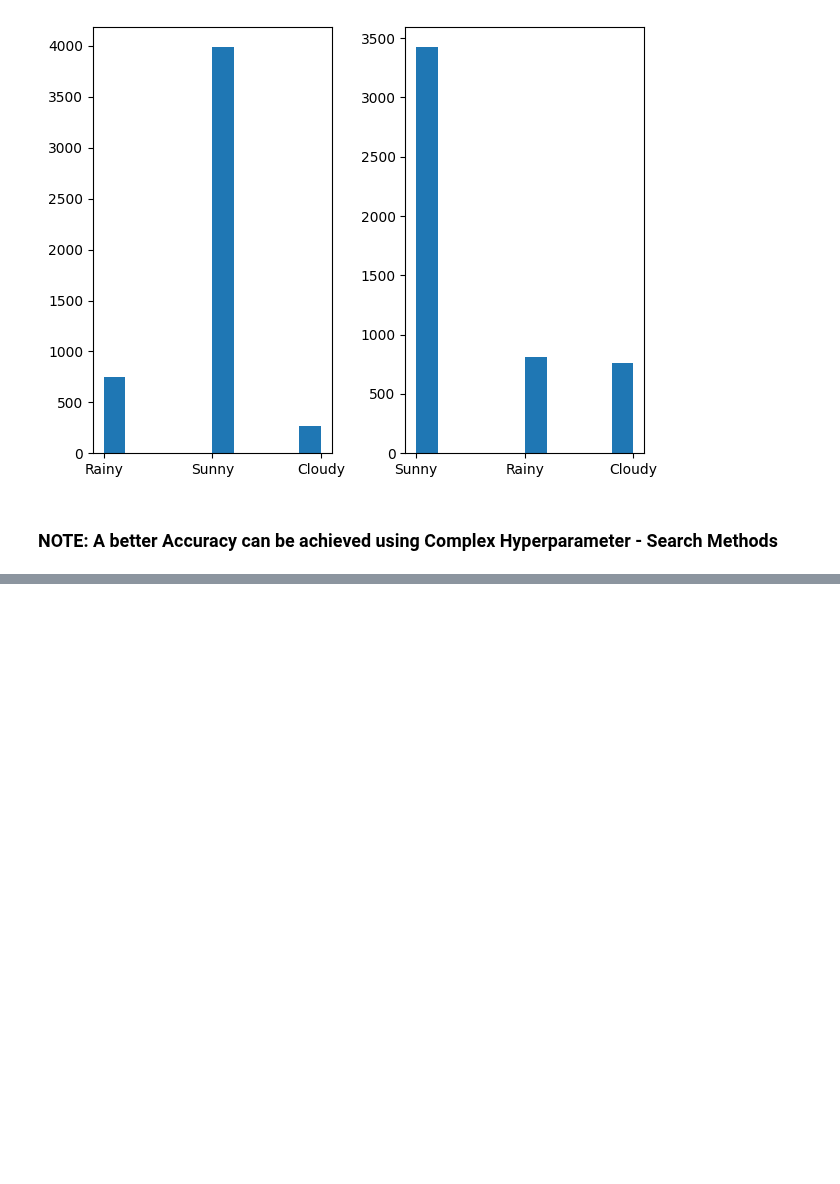
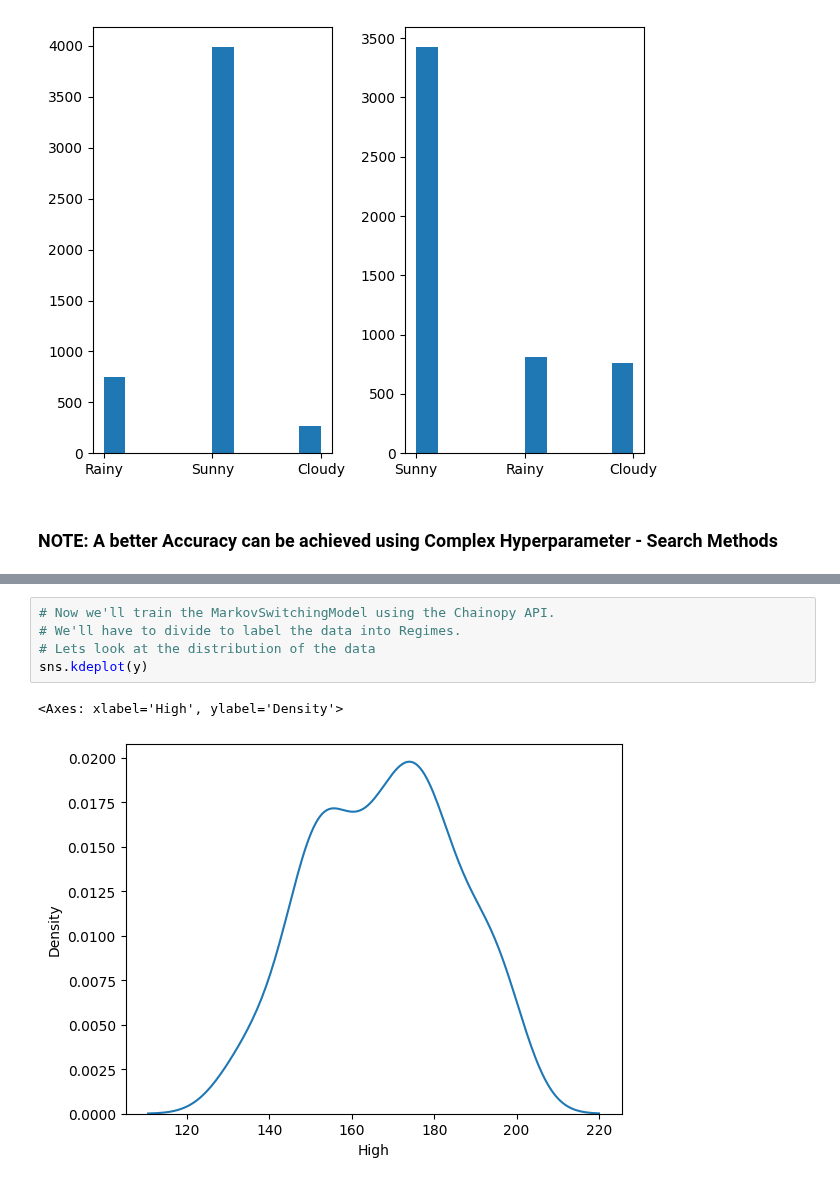
Before and after one commit to aadya940/chainopy, a Jupyter notebook: benchmarks/demo.ipynb, the cells around one changed output, grey strips where cells are left out. Cells and saved outputs as stored; diff of their text form; blank space fills up the shorter version.

```diff
--- a/benchmarks/demo.ipynb
+++ b/benchmarks/demo.ipynb
@@ -337,0 +360,8 @@ plt.show()
+# %%
+# Now we'll train the MarkovSwitchingModel using the Chainopy API.
+# We'll have to divide to label the data into Regimes.
+# Lets look at the distribution of the data
+sns.kdeplot(y)
+# %% [output]
+<Axes: xlabel='High', ylabel='Density'>
+[figure, added]
```
Also changed, not shown: parts of 16 cells of this notebook, 1 other file.
